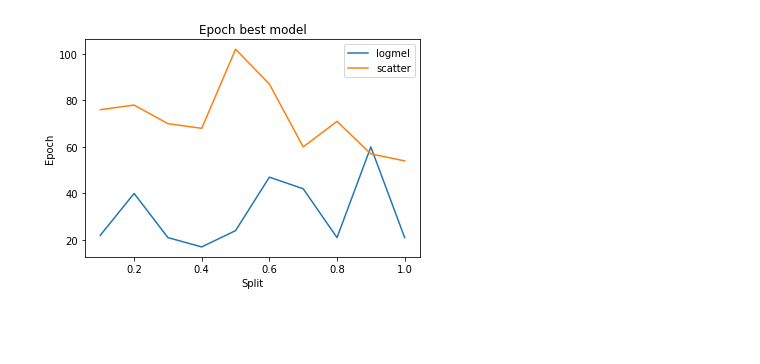
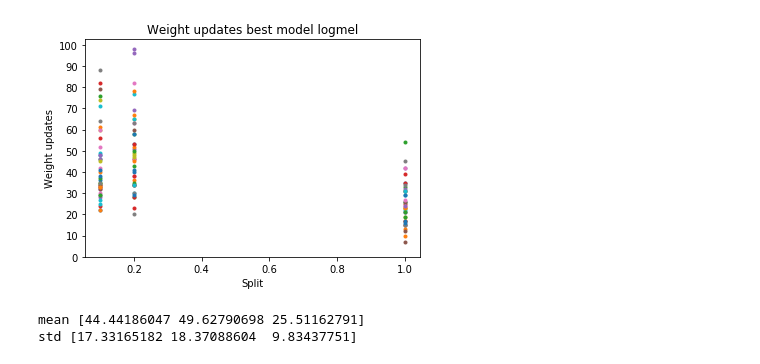
Before and after one commit to lcrosvila/masters-thesis, a Jupyter notebook: two_inputs/reduced_train_comparisons.ipynb, the cells around one changed output. Cells and saved outputs as stored; diff of their text form; code cells hidden in the pictures; blank space fills up the shorter version.

```diff
--- a/two_inputs/reduced_train_comparisons.ipynb
+++ b/two_inputs/reduced_train_comparisons.ipynb
@@ -61,9 +307,15 @@ plt.show()
 # %%
-plt.title('Validation Macro f1')
-plt.plot(splits, val_f1_logmel, label='logmel')
-plt.plot(splits, val_f1_scatter, label='scatter')
-plt.legend()
+plt.title('Validation Macro f1 logmel')
+for i in range(len(val_f1_logmel_all)):
+    plt.plot(splits, val_f1_logmel_all[i])
+#plt.plot(splits, val_f1_logmel_all, label='logmel')
+# plt.plot(splits, val_f1_scatter_all, label='scatter')
+
 plt.ylabel('Macro F1')
 plt.xlabel('Split')
+plt.yticks([i/20 for i in range(14,19)])
 plt.show()
+
+print('mean', np.mean(np.array(val_f1_logmel_all), axis=0))
+print('std', np.std(np.array(val_f1_logmel_all), axis=0))
 # %% [output]
@@ -70,0 +325,13 @@ plt.show()
+# %%
+plt.title('Validation Macro f1 scatter')
+for i in range(len(val_f1_scatter_all)):
+    plt.plot(splits, val_f1_scatter_all[i])
+#plt.plot(splits, val_f1_logmel_all, label='logmel')
+
+plt.ylabel('Macro F1')
+plt.yticks([i/20 for i in range(14,19)])
+plt.xlabel('Split')
+plt.show()
+
+print('mean', np.mean(np.array(val_f1_scatter_all), axis=0))
+print('std', np.std(np.array(val_f1_scatter_all), axis=0))
@@ -71,10 +342,18 @@ plt.show()
 # %%
-plt.title('Epoch best model')
-plt.plot(splits, epoch_logmel, label='logmel')
-plt.plot(splits, epoch_scatter, label='scatter')
-plt.legend()
-plt.ylabel('Epoch')
+plt.title('Weight updates best model logmel')
+for i in range(len(epoch_logmel_all)):
+    plt.plot(splits, epoch_logmel_all[i], '.')
+#plt.plot(splits, epoch_logmel_all, label='logmel')
+# plt.plot(splits, epoch_scatter_all, label='scatter')
+
+plt.ylabel('Weight updates')
 plt.xlabel('Split')
+plt.yticks([i*10 for i in range(11)])
 plt.show()
+
+print('mean', np.mean(np.array(epoch_logmel_all), axis=0))
+print('std', np.std(np.array(epoch_logmel_all), axis=0))
 # %% [output]
-[figure, old version]
+[figure, new version]
+mean [44.44186047 49.62790698 25.51162791]
+std [17.33165182 18.37088604  9.83437751]
```
Also changed, not shown: parts of 16 cells of this notebook, 2 other files.
